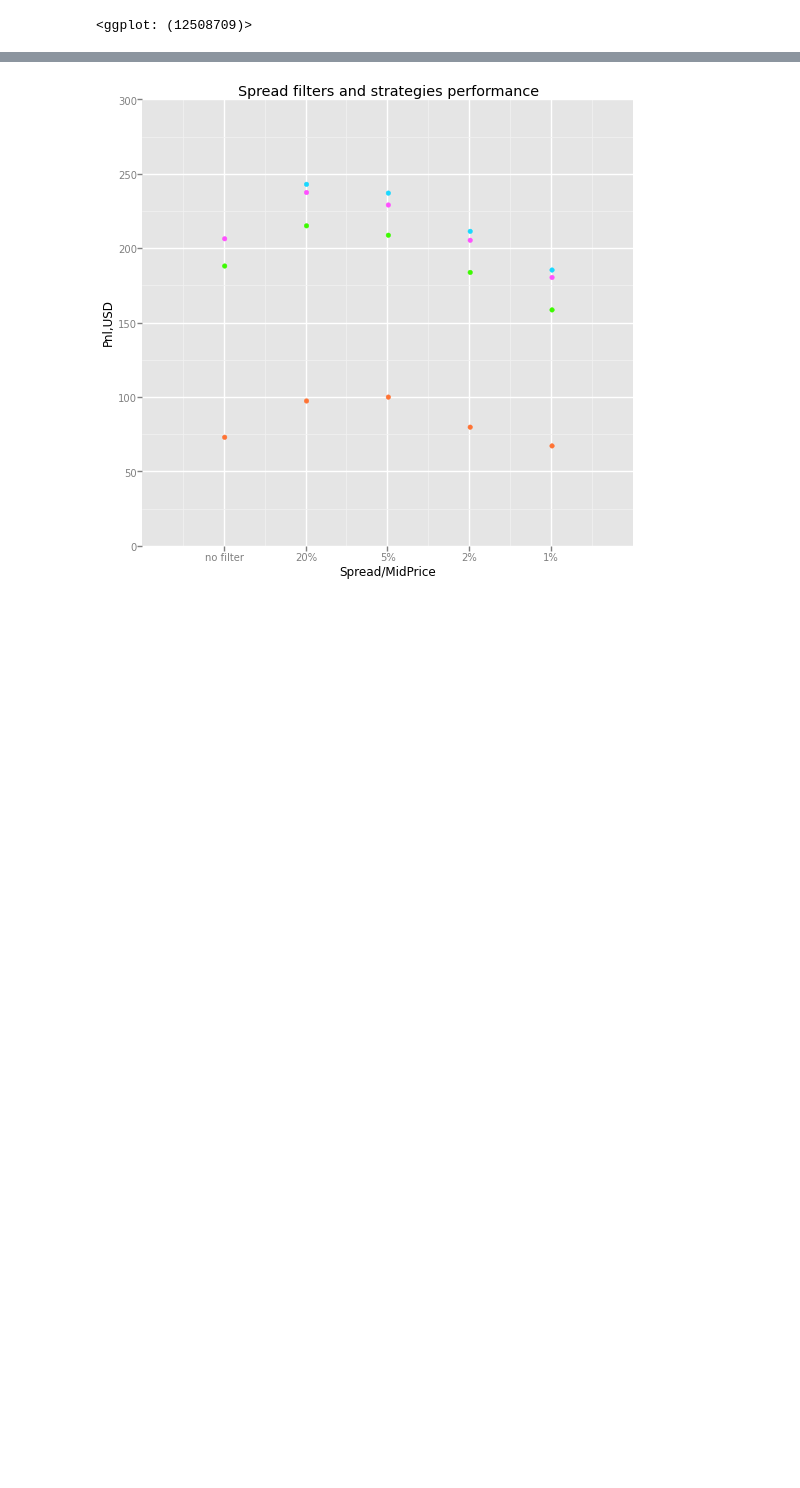
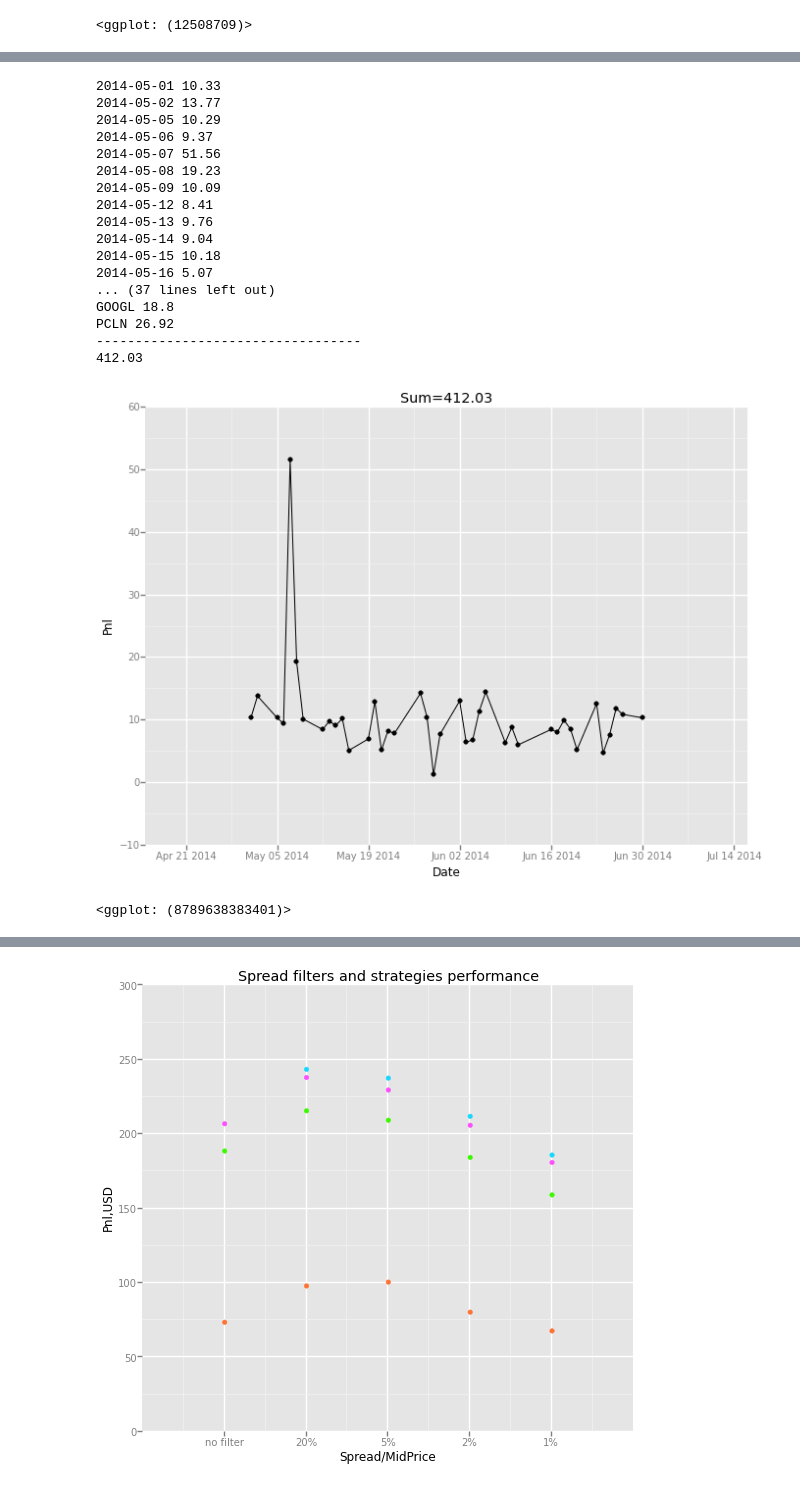
Before and after one commit to bilykigor/qimb, a Jupyter notebook: Workbook.ipynb, the cells around one changed output, grey strips where cells are left out. Cells and saved outputs as stored; diff of their text form; code cells hidden in the pictures; blank space fills up the shorter version.

```diff
--- a/Workbook.ipynb
+++ b/Workbook.ipynb
@@ -297,13 +318,33 @@ ggplot(result1, aes('Date','Pnl')) + geom_point() + ggtitle('Sum=%s' % result1.P
 # %%
 #RandomForest
-Signals =  qimbs.get_signals1(imbalanceMsg,X[fi['Feature'][:10]],y,RF,dates,datesDF,n_ensembles=5, test_size_ensemble=0.2)
+Signals =  qimbs.get_signals1(imbalanceMsg,X[fi['Feature'][:10]],y,RF,dates,datesDF)
 Symbols = sorted(list(set(df.Symbol)))
 SymbolsInd=dict()
 for i in range(len(Symbols)):
     SymbolsInd[Symbols[i]]=i
 T = zeros((len(Symbols),len(Symbols)))
 TN = zeros((len(Symbols),len(Symbols)))
 result2 = qimbs.get_performance(Signals,df,dates,SymbolsInd,T,TN,0)
 ggplot(result2, aes('Date','Pnl')) + geom_point() + ggtitle('Sum=%s' % result2.Pnl.sum()) + geom_line()
+# %% [output]
+2014-05-01 10.33
+2014-05-02 13.77
+2014-05-05 10.29
+2014-05-06 9.37
+2014-05-07 51.56
+2014-05-08 19.23
+2014-05-09 10.09
+2014-05-12 8.41
+2014-05-13 9.76
+2014-05-14 9.04
+2014-05-15 10.18
+2014-05-16 5.07
+... (37 lines left out)
+GOOGL 18.8
+PCLN 26.92
+----------------------------------
+412.03
+[figure, added]
+<ggplot: (8789638383401)>
 # %%
 #SVC
```
Also changed, not shown: parts of 14 cells of this notebook, 9 other files.
